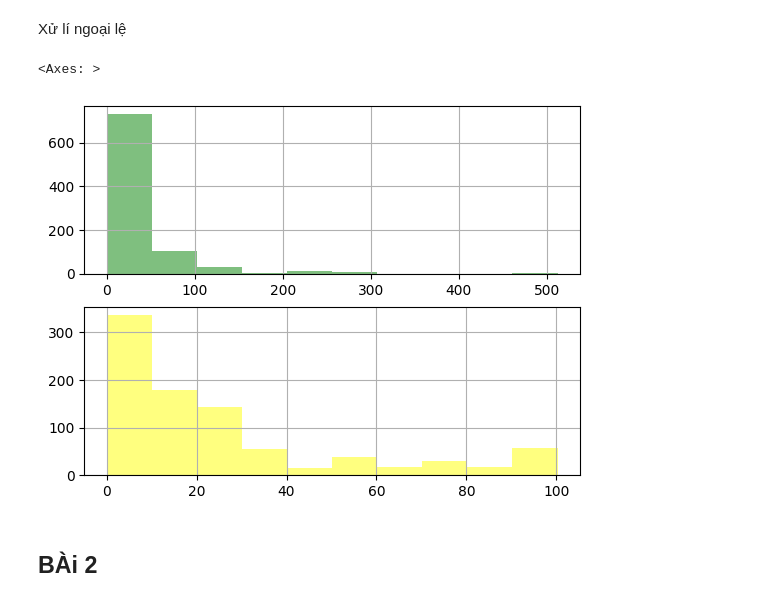
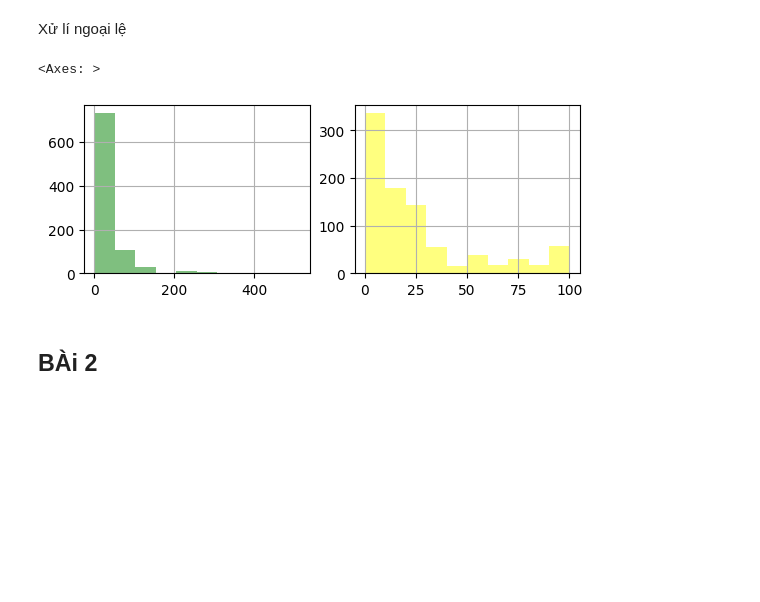
Before and after one commit to Hoanqnqu/Chuong5, a Jupyter notebook: titanic.ipynb, the cells around one changed output. Cells and saved outputs as stored; diff of their text form; code cells hidden in the pictures; blank space fills up the shorter version.

```diff
--- a/titanic.ipynb
+++ b/titanic.ipynb
@@ -127,33 +127,33 @@ Xử lí ngoại lệ
 # %%
 
 def outlier_process(data):
   dttemp = data.copy()
 
   Bienduoi1 = dttemp['Age'].mean() - 3*dttemp['Age'].std()
   Bientren1 = dttemp['Age'].mean() + 3*dttemp['Age'].std()
 
   dttemp.loc[dttemp['Age'] < Bienduoi1, 'Age'] = Bienduoi1
   dttemp.loc[dttemp['Age'] > Bientren1, 'Age'] = Bientren1
 
   iqr = dttemp['Fare'].quantile(0.75) - dttemp['Fare'].quantile(0.25)
   Bientren1 = dttemp['Fare'].quantile(0.75) + 3*iqr
   Bienduoi1= dttemp['Fare'].quantile(0.25) - 3*iqr
 
   dttemp.loc[dttemp['Fare'] < Bienduoi1, 'Fare'] = Bienduoi1
   dttemp.loc[dttemp['Fare'] > Bientren1, 'Fare'] = Bientren1
 
   return dttemp
 
 
 data_outlier = outlier_process(data)
 # histogram
-plt.subplot(2,1,1)
+plt.subplot(2,2,1)
 data['Fare'].hist(color='green', alpha=0.5)
-plt.subplot(2,1,2)
+plt.subplot(2,2,2)
 data_outlier['Fare'].hist(color='yellow', alpha=0.5)
 # %% [output]
 <Axes: >
-[figure, old version]
+[figure, new version]
 # %% [markdown]
 ## BÀi 2
 # %% [markdown]
```
Also changed, not shown: parts of 10 cells of this notebook.
